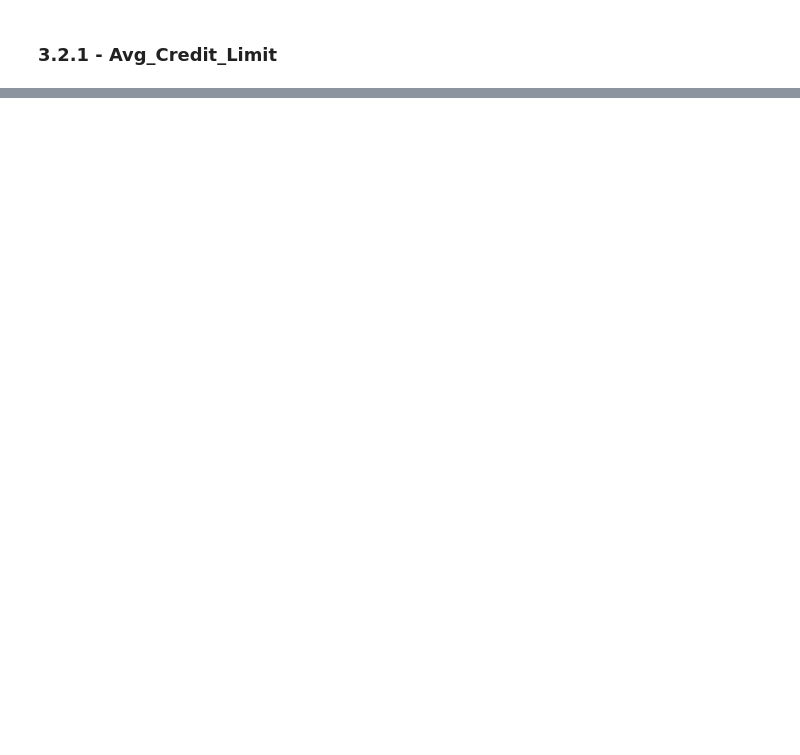
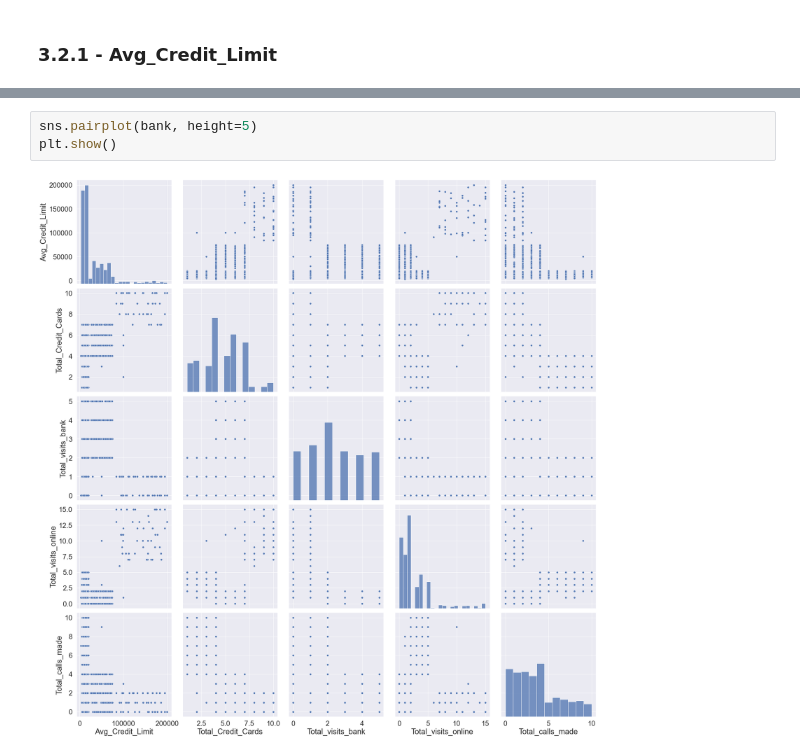
Before and after one commit to sarahthomas990/ut_projects, a Jupyter notebook: Project 7 - AllLife Bank - Sarah A Thomas.ipynb, the cells around one changed output, grey strips where cells are left out. Saved outputs shown, nothing was run; the diff lists cells and outputs as text; blank space fills up the shorter version.

```diff
--- a/Project 7 - AllLife Bank - Sarah A Thomas.ipynb
+++ b/Project 7 - AllLife Bank - Sarah A Thomas.ipynb
@@ -288,0 +311,5 @@ __Observation:__ Distribution is right-skewed.
+# %%
+sns.pairplot(bank, height=5)
+plt.show()
+# %% [output]
+[figure, added]
```
Also changed, not shown: parts of 43 cells of this notebook.
